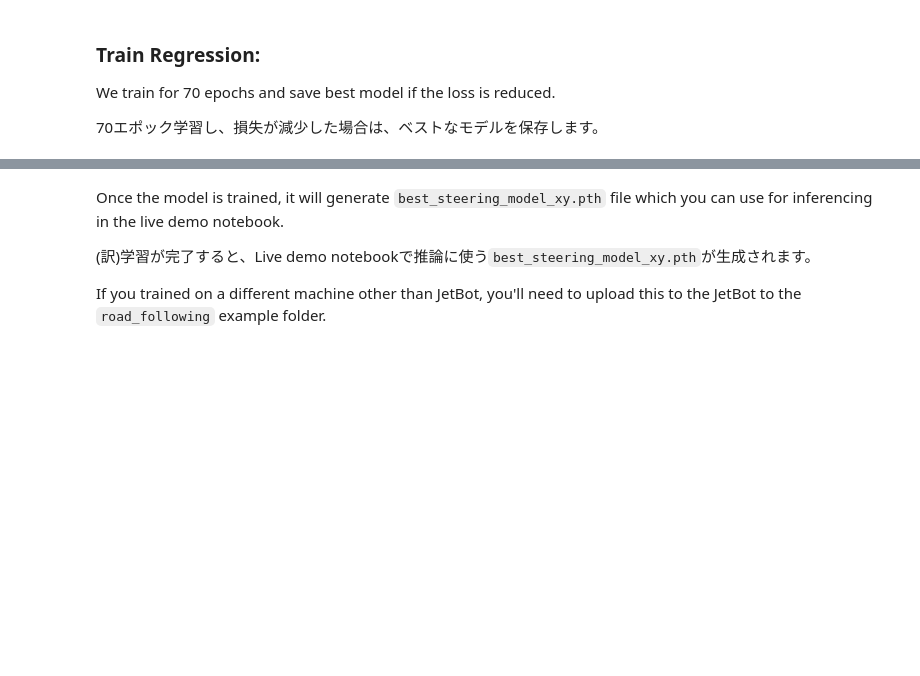
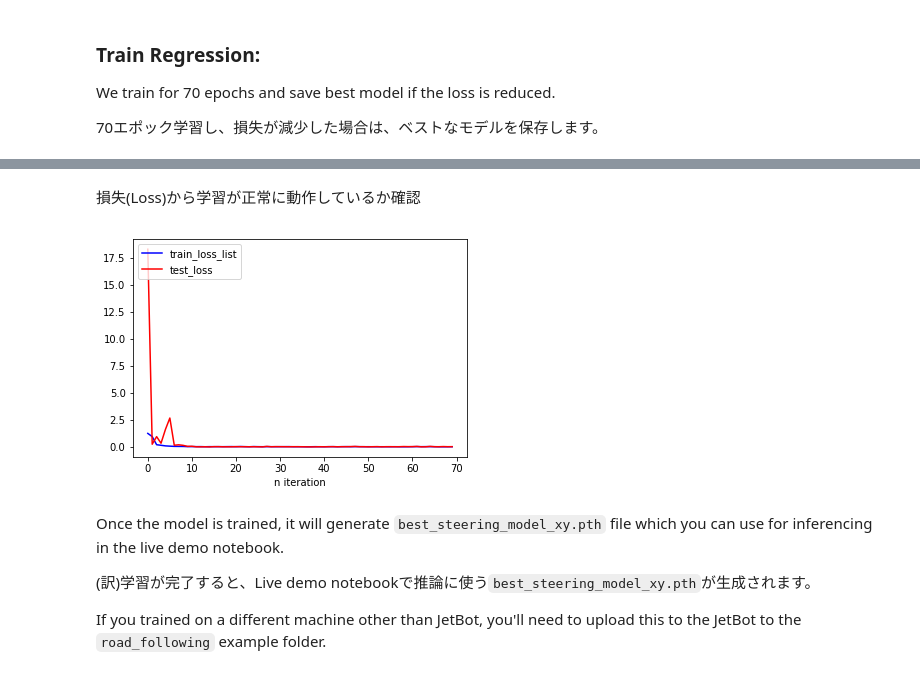
Before and after one commit to katebrighteyes/jetbot, a Jupyter notebook: notebooks/road_following/train_model.ipynb, the cells around one changed output, grey strips where cells are left out. Saved outputs shown, nothing was run; the diff lists cells and outputs as text; code cells hidden in the pictures; blank space fills up the shorter version.

Commit message:
Delete skip topic. Add tqdm of training. Add loss value. Change introduction.

```diff
--- a/notebooks/road_following/train_model.ipynb
+++ b/notebooks/road_following/train_model.ipynb
@@ -161,8 +155,11 @@ BEST_MODEL_PATH = 'best_steering_model_xy.pth'
 best_loss = 1e9
 
 optimizer = optim.Adam(model.parameters())
+epoch_list = []
+train_loss_list = []
+test_loss_list = []
 
-for epoch in range(NUM_EPOCHS):
+for epoch in tqdm(range(NUM_EPOCHS)):
 
     model.train()
     train_loss = 0.0
@@ -172,7 +169,7 @@ for epoch in range(NUM_EPOCHS):
         optimizer.zero_grad()
         outputs = model(images)
         loss = F.mse_loss(outputs, labels)
-        train_loss += loss
+        train_loss += float(loss)
         loss.backward()
         optimizer.step()
     train_loss /= len(train_loader)
@@ -184,10 +181,13 @@ for epoch in range(NUM_EPOCHS):
         labels = labels.to(device)
         outputs = model(images)
         loss = F.mse_loss(outputs, labels)
-        test_loss += loss
+        test_loss += float(loss)
     test_loss /= len(test_loader)
 
-    print('%f, %f' % (train_loss, test_loss))
+    print('train loss %f, test_loss %f' % (train_loss, test_loss))
+    epoch_list.append(epoch)
+    train_loss_list.append(train_loss)
+    test_loss_list.append(test_loss)
     if test_loss < best_loss:
         torch.save(model.state_dict(), BEST_MODEL_PATH)
         best_loss = test_loss
@@ -194,3 +212,19 @@ for epoch in range(NUM_EPOCHS):
+# %% [markdown]
+損失(Loss)から学習が正常に動作しているか確認
+# %%
+%matplotlib inline
+import matplotlib.pyplot as plt
+
+plt.plot(epoch_list, train_loss_list, '-b', label='train_loss_list')
+plt.plot(epoch_list, test_loss_list, '-r', label='test_loss')
+
+plt.xlabel("n iteration")
+plt.legend(loc='upper left')
+
+# show
+plt.show()
+# %% [output]
+[figure, added]
 # %% [markdown]
 Once the model is trained, it will generate ``best_steering_model_xy.pth`` file which you can use for inferencing in the live demo notebook.
 
```
Also changed, not shown: parts of 7 cells of this notebook.
